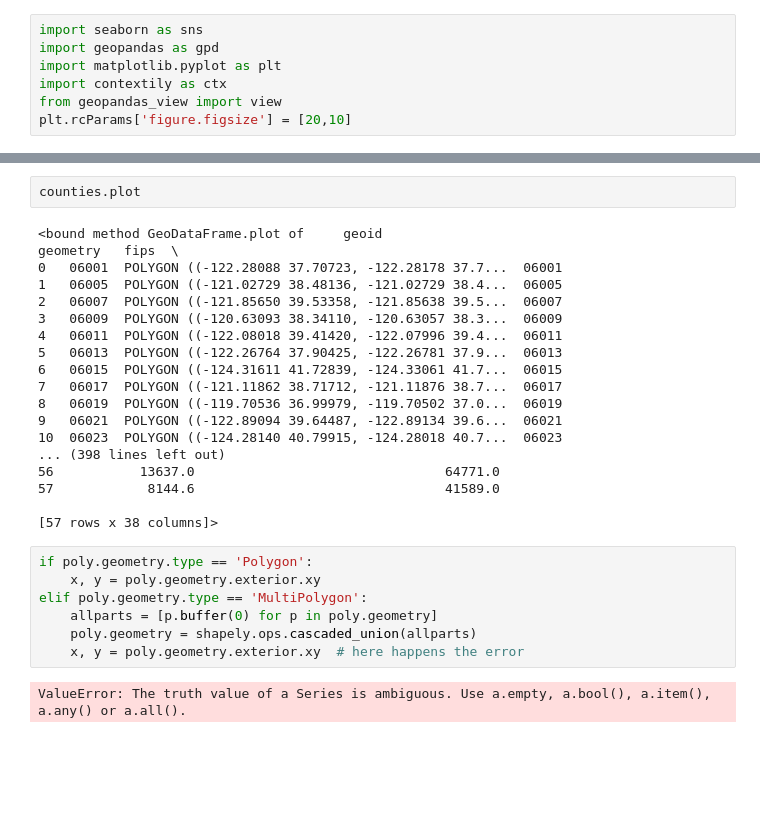
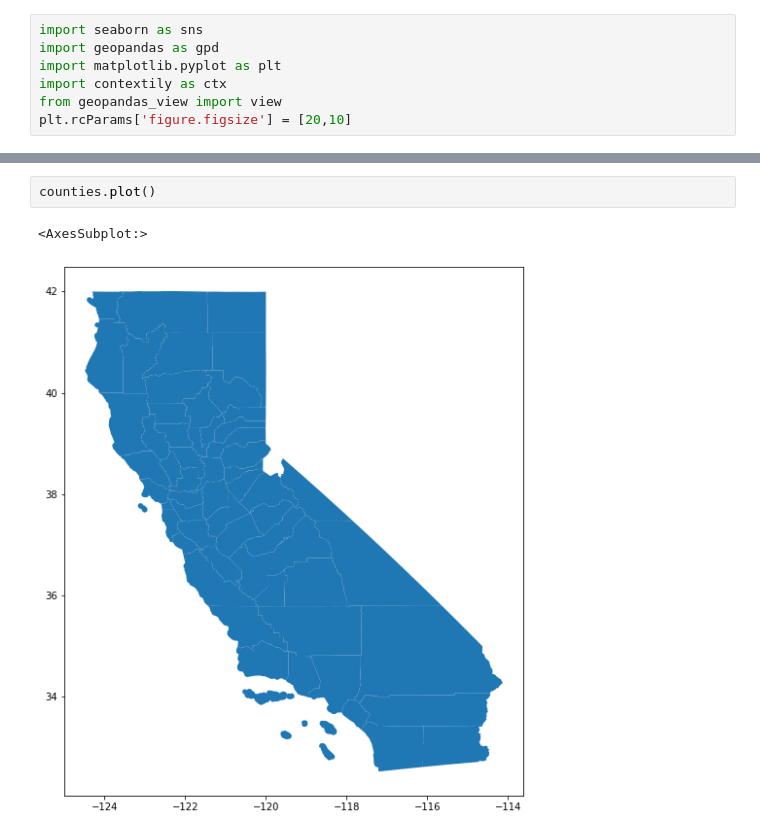
Before and after one commit to nnasr001/PBPL280S21Project1, a Jupyter notebook: SchoolCountyData.ipynb, the cells around one changed output, grey strips where cells are left out. Saved outputs shown, nothing was run; the diff lists cells and outputs as text; blank space fills up the shorter version.

```diff
--- a/SchoolCountyData.ipynb
+++ b/SchoolCountyData.ipynb
@@ -545,29 +510,5 @@ def explode(indata):
 # %%
-counties.plot
+counties.plot()
 # %% [output]
-<bound method GeoDataFrame.plot of     geoid                                           geometry   fips  \
-0   06001  POLYGON ((-122.28088 37.70723, -122.28178 37.7...  06001
-1   06005  POLYGON ((-121.02729 38.48136, -121.02729 38.4...  06005
-2   06007  POLYGON ((-121.85650 39.53358, -121.85638 39.5...  06007
-3   06009  POLYGON ((-120.63093 38.34110, -120.63057 38.3...  06009
-4   06011  POLYGON ((-122.08018 39.41420, -122.07996 39.4...  06011
-5   06013  POLYGON ((-122.26764 37.90425, -122.26781 37.9...  06013
-6   06015  POLYGON ((-124.31611 41.72839, -124.33061 41.7...  06015
-7   06017  POLYGON ((-121.11862 38.71712, -121.11876 38.7...  06017
-8   06019  POLYGON ((-119.70536 36.99979, -119.70502 37.0...  06019
-9   06021  POLYGON ((-122.89094 39.64487, -122.89134 39.6...  06021
-10  06023  POLYGON ((-124.28140 40.79915, -124.28018 40.7...  06023
-... (398 lines left out)
-56           13637.0                                64771.0
-57            8144.6                                41589.0
-
-[57 rows x 38 columns]>
+<AxesSubplot:>
+[figure, added]
-# %%
-if poly.geometry.type == 'Polygon':
-    x, y = poly.geometry.exterior.xy
-elif poly.geometry.type == 'MultiPolygon':
-    allparts = [p.buffer(0) for p in poly.geometry]
-    poly.geometry = shapely.ops.cascaded_union(allparts)
-    x, y = poly.geometry.exterior.xy  # here happens the error
-# %% [output]
-ValueError: The truth value of a Series is ambiguous. Use a.empty, a.bool(), a.item(), a.any() or a.all().
```
Also changed, not shown: parts of 7 cells of this notebook, 1 other file.
